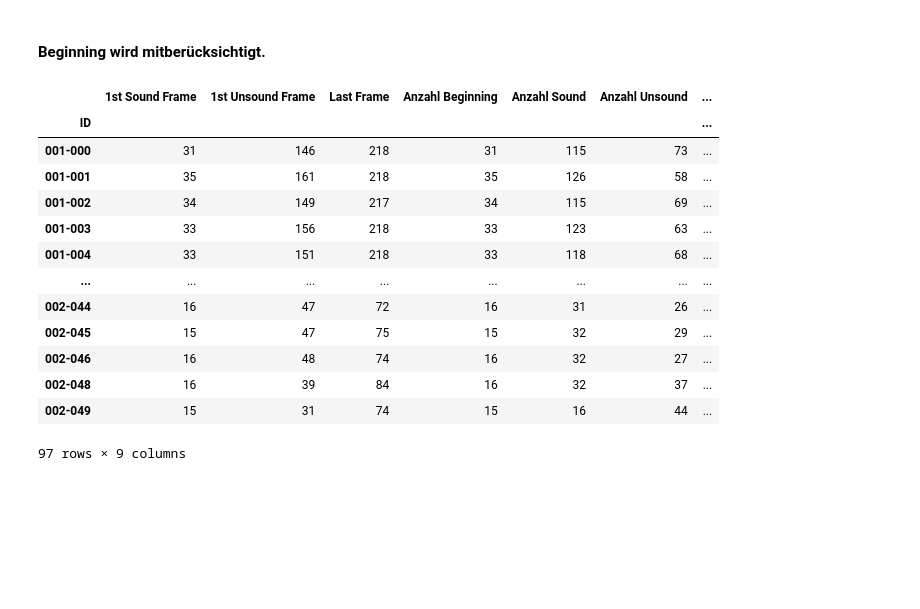
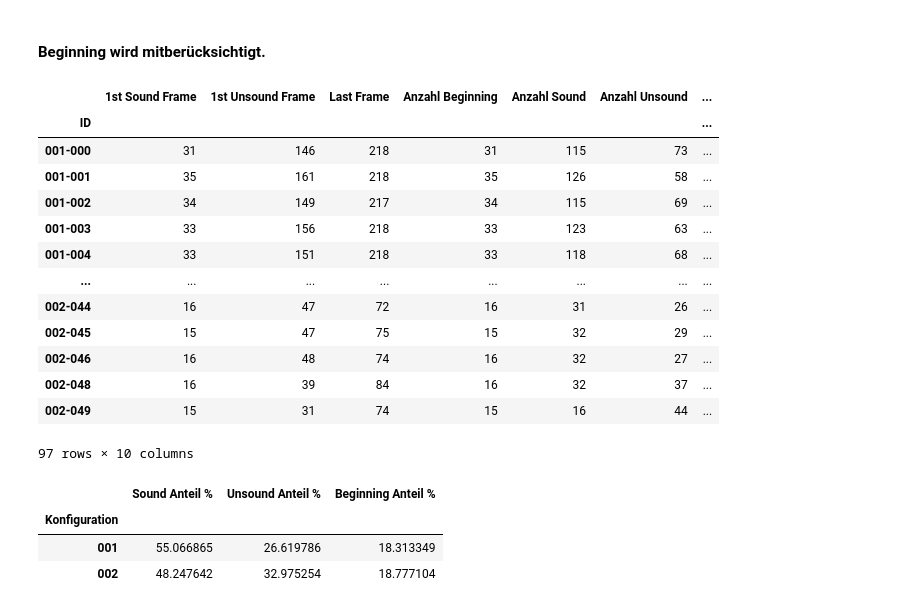
Before and after one commit to molnarkop04/industrial-ai-timeseries, a Jupyter notebook: projects/laser_welding_quality/notebooks/laserWelding.ipynb, the cells around one changed output. Saved outputs shown, nothing was run; the diff lists cells and outputs as text; code cells hidden in the pictures; blank space fills up the shorter version.

Commit message:
compare LWIR label proportions between configurations

```diff
--- a/projects/laser_welding_quality/notebooks/laserWelding.ipynb
+++ b/projects/laser_welding_quality/notebooks/laserWelding.ipynb
@@ -961,6 +947,12 @@ df_LWIR_Overview["Beginning Anteil %"] = (
     df_LWIR_Overview["Anzahl Beginning"] / ( df_LWIR_Overview["Anzahl Sound"] + df_LWIR_Overview["Anzahl Unsound"] + df_LWIR_Overview["Anzahl Beginning"]) * 100
 
     )
+# %%
+df_LWIR_Overview["Konfiguration"] = (
+    df_LWIR_Overview.index
+    .str.split("-")
+    .str[0]
+)
 # %%
 display(df_LWIR_Overview)
 # %% [output]
@@ -977,4 +969,26 @@ display(df_LWIR_Overview)
 | 002-046 | 16 | 48 | 74 | 16 | 32 | 27 | ... |
 | 002-048 | 16 | 39 | 84 | 16 | 32 | 37 | ... |
 | 002-049 | 15 | 31 | 74 | 15 | 16 | 44 | ... |
-97 rows × 9 columns
+97 rows × 10 columns
+# %%
+vergleichKonfigurationen = (
+
+    df_LWIR_Overview
+
+    .groupby("Konfiguration")[
+        [
+            "Sound Anteil %",
+            "Unsound Anteil %",
+            "Beginning Anteil %"
+        ]
+    ]
+
+    .mean()
+)
+
+display(vergleichKonfigurationen)
+# %% [output]
+|  | Sound Anteil % | Unsound Anteil % | Beginning Anteil % |
+| Konfiguration |  |  |  |
+| 001 | 55.066865 | 26.619786 | 18.313349 |
+| 002 | 48.247642 | 32.975254 | 18.777104 |
```
Also changed, not shown: parts of 2 cells of this notebook.
